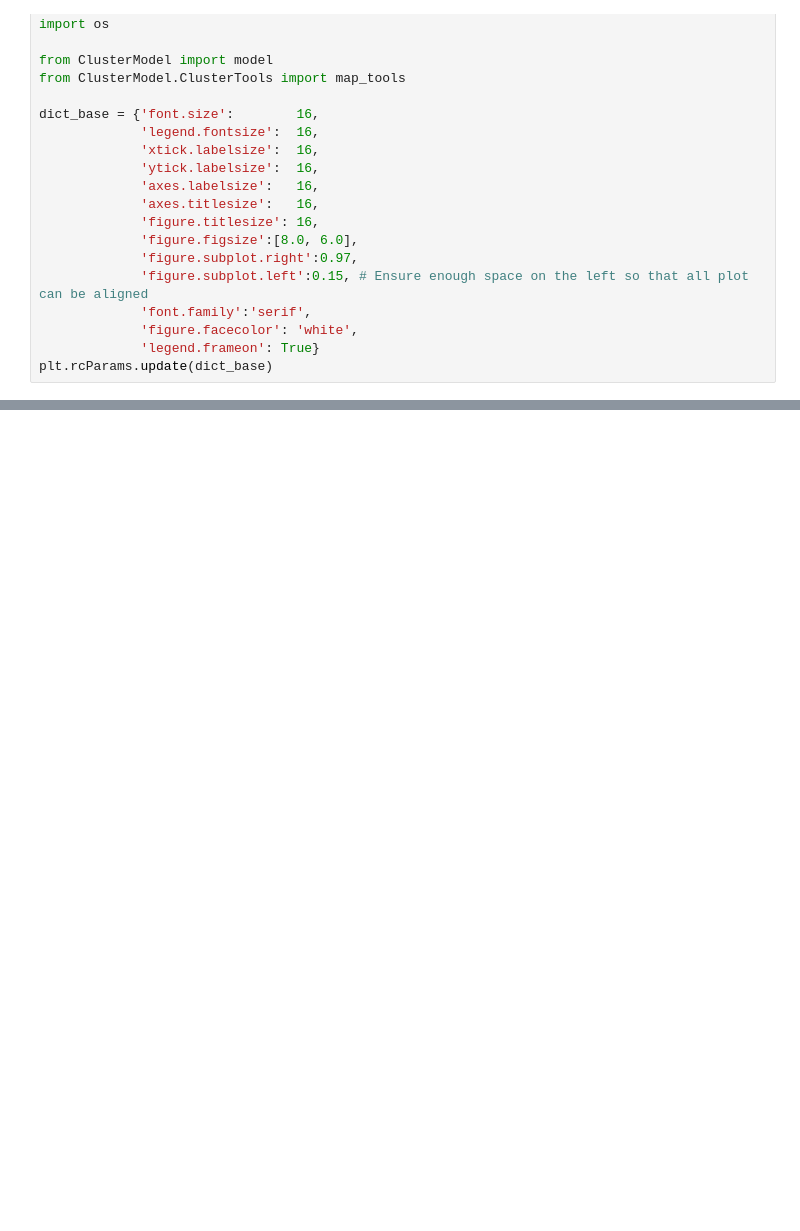
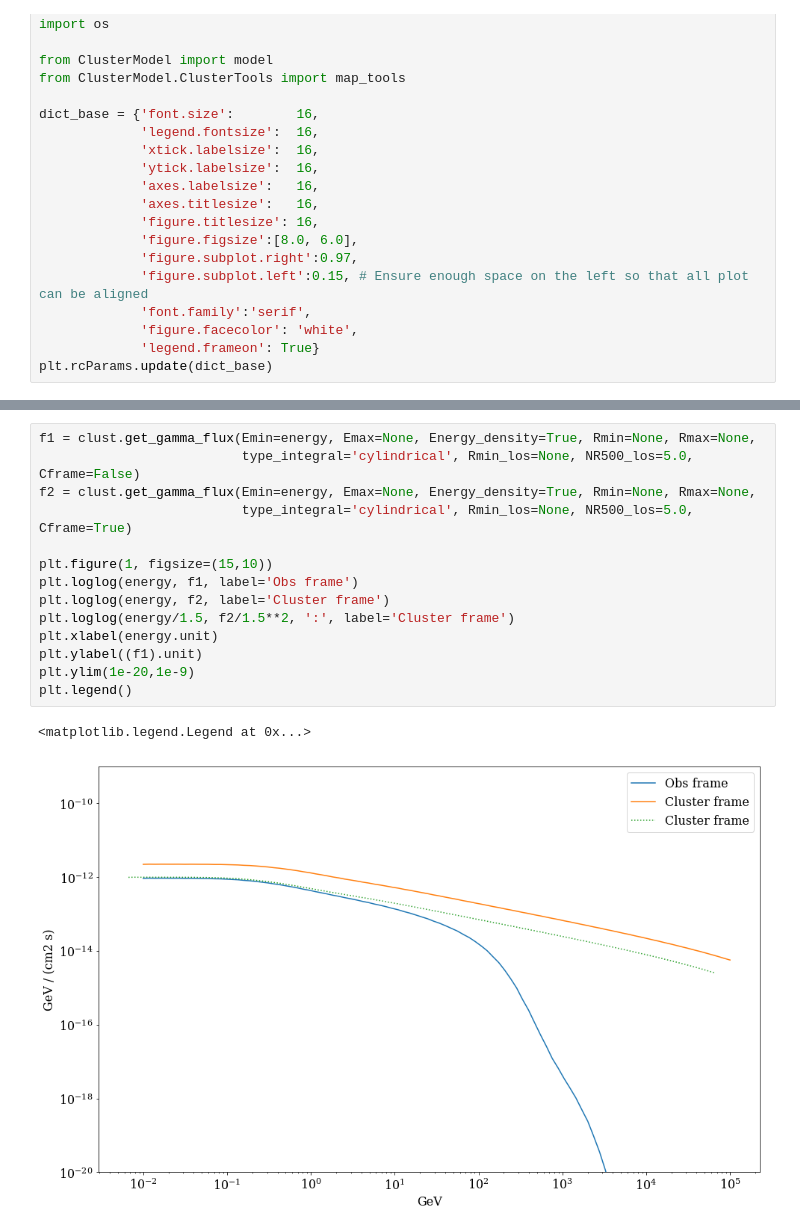
Before and after one commit to renlliang3/ClusterModel, a Jupyter notebook: notebook/model_dev_parameters.ipynb, the cells around one changed output, grey strips where cells are left out. Saved outputs shown, nothing was run; the diff lists cells and outputs as text; blank space fills up the shorter version.

```diff
--- a/notebook/model_dev_parameters.ipynb
+++ b/notebook/model_dev_parameters.ipynb
@@ -376,0 +93,17 @@ plt.loglog(Eg, Eg**2*spec_naima.to('GeV-1 s-1 cm-3'), '--')
+# %%
+f1 = clust.get_gamma_flux(Emin=energy, Emax=None, Energy_density=True, Rmin=None, Rmax=None,
+                          type_integral='cylindrical', Rmin_los=None, NR500_los=5.0, Cframe=False)
+f2 = clust.get_gamma_flux(Emin=energy, Emax=None, Energy_density=True, Rmin=None, Rmax=None,
+                          type_integral='cylindrical', Rmin_los=None, NR500_los=5.0, Cframe=True)
+
+plt.figure(1, figsize=(15,10))
+plt.loglog(energy, f1, label='Obs frame')
+plt.loglog(energy, f2, label='Cluster frame')
+plt.loglog(energy/1.5, f2/1.5**2, ':', label='Cluster frame')
+plt.xlabel(energy.unit)
+plt.ylabel((f1).unit)
+plt.ylim(1e-20,1e-9)
+plt.legend()
+# %% [output]
+<matplotlib.legend.Legend at 0x...>
+[figure, added]
```
Also changed, not shown: parts of 73 cells of this notebook.
